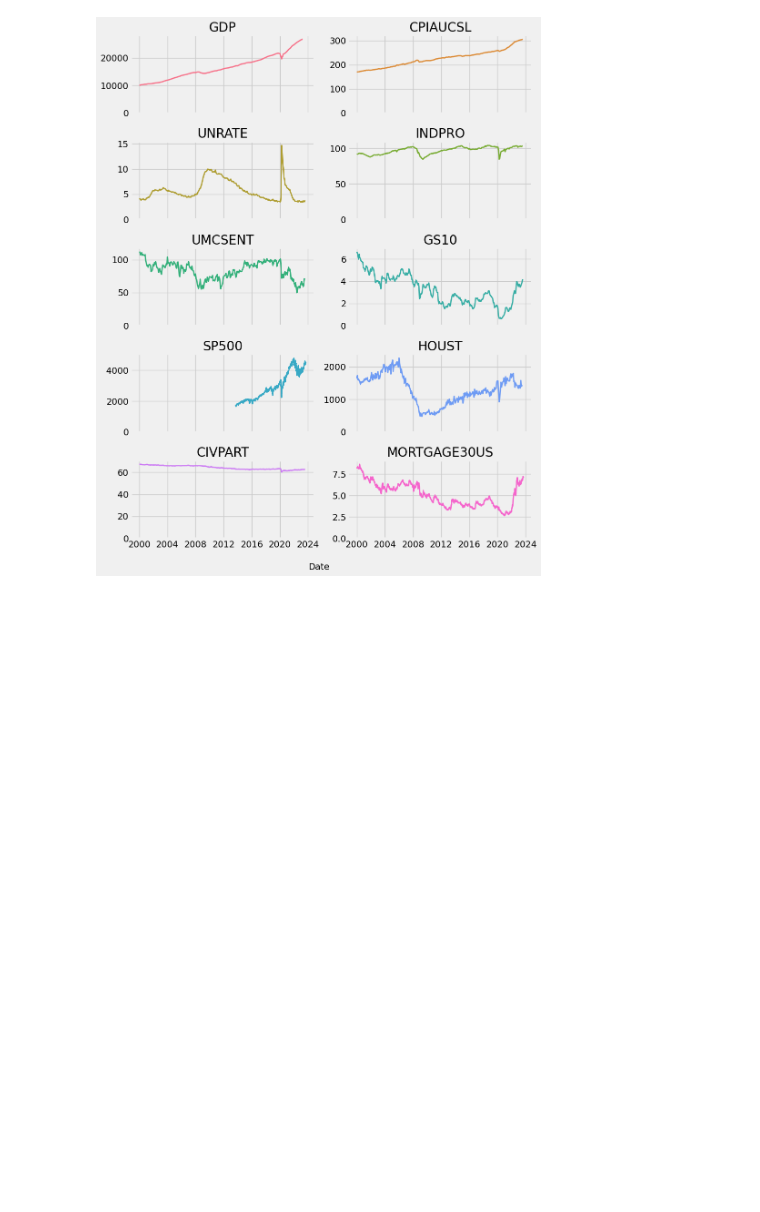
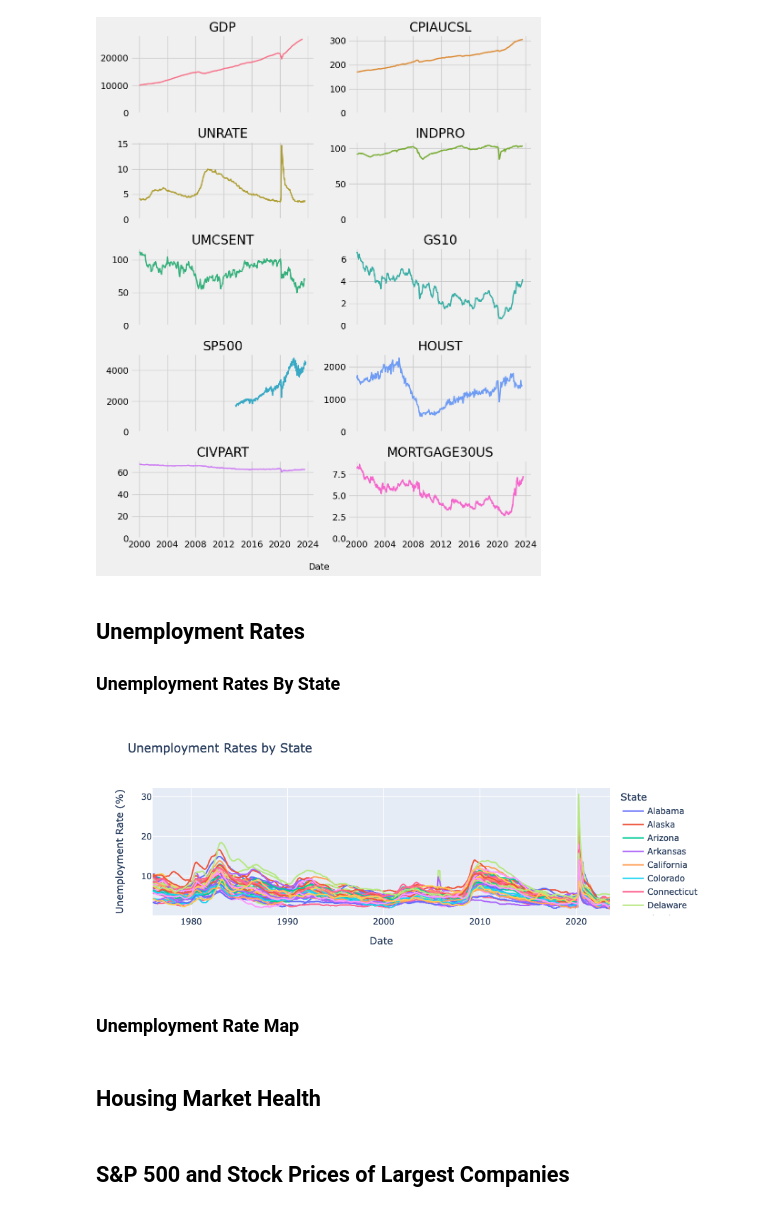
Before and after one commit to jreaso/economic-data-analysis, a Jupyter notebook: analysis.ipynb, the cells around one changed output. Drawn from its saved outputs; the diff is of its cells as text; code cells hidden in the pictures; blank space fills up the shorter version.

Commit message:
unemployment data multi trace plot

```diff
--- a/analysis.ipynb
+++ b/analysis.ipynb
@@ -72,3 +74,42 @@ plt.savefig("images/economic_indicators_2000-2024.png", dpi=400, bbox_inches='ti
 plt.show()
 # %% [output]
 [figure]
+# %% [markdown]
+## Unemployment Rates
+
+### Unemployment Rates By State
+# %%
+# Load in FRED series IDs for state unemployment rates
+with open(os.path.join('data', 'state_ur_series_ids.json'), 'r') as file:
+    state_ur_series_ids = json.load(file)
+# %%
+states_unemployment_data = {}
+
+for state, series_id in state_ur_series_ids.items():
+    try:
+        states_unemployment_data[state] = fred.get_series(series_id)
+    except Exception as e:
+        print(f"Error fetching data for {state}: {str(e)}")
+    time.sleep(0.1)  # Not requesting too fast
+# %%
+# Make a dataframe from the unemployment data
+states_unemployment_df = pd.concat(states_unemployment_data, axis=1)
+states_unemployment_df.columns = states_unemployment_data.keys()
+# %%
+fig = px.line(
+    states_unemployment_df,
+    labels={"index": "Date", "value": "Unemployment Rate (%)"},
+    title="Unemployment Rates by State"
+)
+
+fig.update_layout(legend_title_text="State")
+
+fig.show()
+# %% [output]
+[figure, added]
+# %% [markdown]
+### Unemployment Rate Map
+# %% [markdown]
+## Housing Market Health
+# %% [markdown]
+## S&P 500 and Stock Prices of Largest Companies
```
Also changed, not shown: parts of 1 cell of this notebook, 1 other file.
